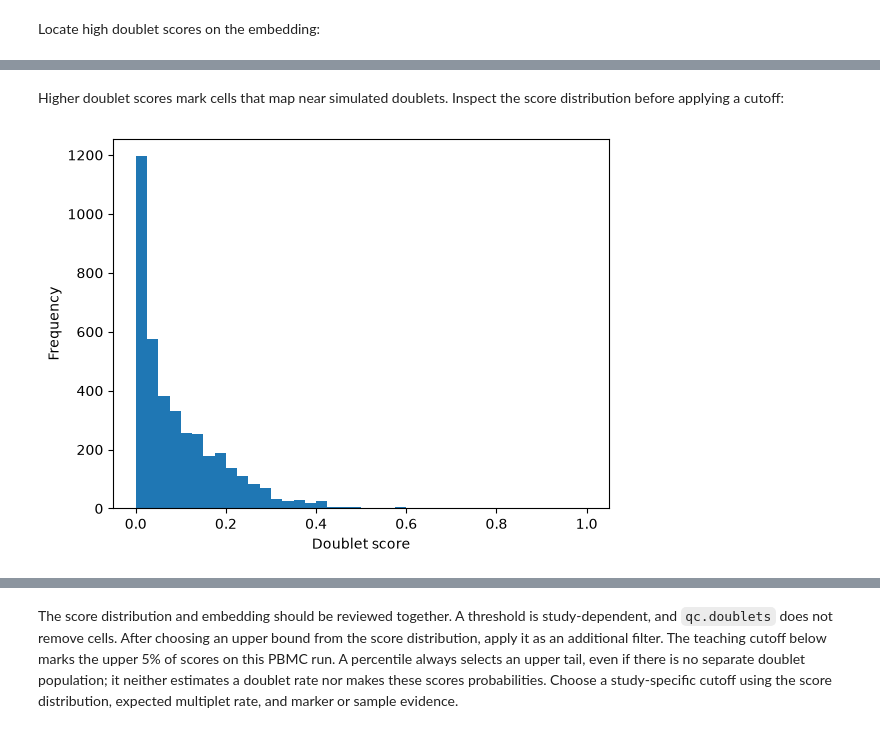
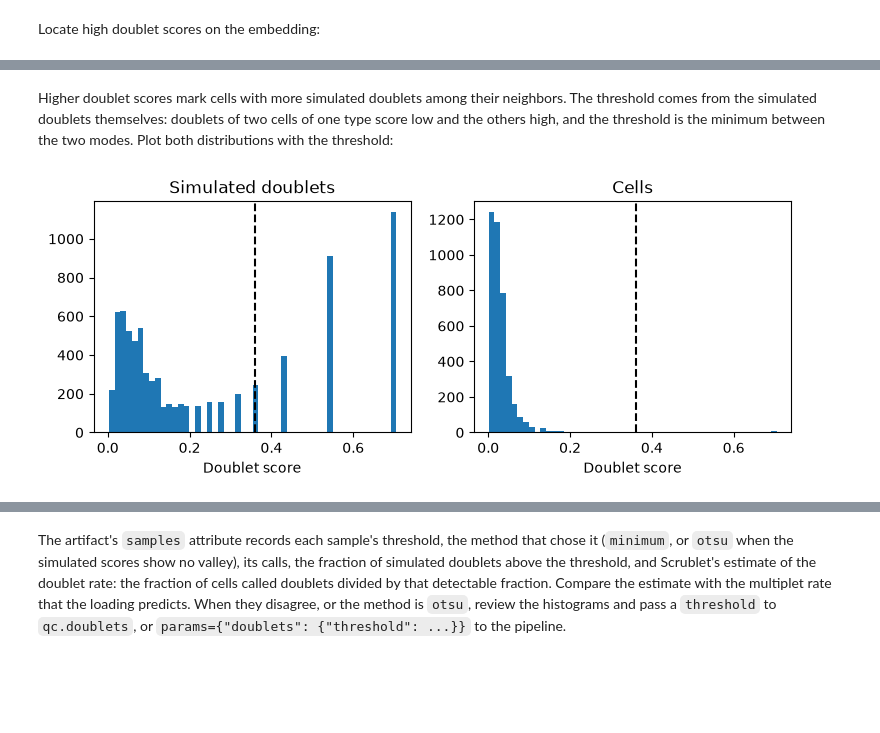
Before and after one commit to NygenAnalytics/CyteArc, a Jupyter notebook: docs/source/tutorials/quality_control.ipynb, the cells around one changed output, grey strips where cells are left out. Cells and saved outputs as stored; diff of their text form; code cells hidden in the pictures; blank space fills up the shorter version.

```diff
--- a/docs/source/tutorials/quality_control.ipynb
+++ b/docs/source/tutorials/quality_control.ipynb
@@ -324,11 +335,28 @@ Started: 2026-10-21T12:16:25.655418Z | Wall time: 0.477 s
 # %% [markdown]
-Higher doublet scores mark cells that map near simulated doublets.
-Inspect the score distribution before applying a cutoff:
+Higher doublet scores mark cells with more simulated doublets among their neighbors. The
+threshold comes from the simulated doublets themselves: doublets of two cells of one type score
+low and the others high, and the threshold is the minimum between the two modes. Plot both
+distributions with the threshold:
 # %%
-# Plot the doublet-score distribution.
-scores_series.plot(kind="hist", bins=40, xlabel="Doublet score")
+# Open the doublet artifact for its simulated doublets and thresholds.
+payload = ds.artifacts.load(doublets)
+
+# Read the threshold of the run's one sample.
+(sample,) = payload.attrs["samples"]
+
+# Compare the scores of simulated doublets and of cells.
+fig, axes = plt.subplots(1, 2, figsize=(9, 3), sharex=True)
+axes[0].hist(payload["simulated_scores"][:], bins=50)
+axes[0].set_title("Simulated doublets")
+axes[1].hist(scores, bins=50)
+axes[1].set_title("Cells")
+
+# Mark the threshold on both histograms.
+for ax in axes:
+    ax.axvline(sample["threshold"], color="black", linestyle="--")
+    ax.set_xlabel("Doublet score")
 
 # Display the completed figure.
 plt.show()
 # %% [output]
-[figure, old version]
+[figure, new version]
@@ -336,9 +364,9 @@ Started: 2026-10-21T12:16:26.134799Z | Wall time: 0.178 s
 # %% [markdown]
-The score distribution and embedding should be reviewed together.
-A threshold is study-dependent, and `qc.doublets` does not remove cells.
-After choosing an upper bound from the score distribution, apply it as an additional filter.
-The teaching cutoff below marks the upper 5% of scores on this PBMC run. A percentile always
-selects an upper tail, even if there is no separate doublet population; it neither estimates a
-doublet rate nor makes these scores probabilities. Choose a study-specific cutoff using the
-score distribution, expected multiplet rate, and marker or sample evidence.
+The artifact's `samples` attribute records each sample's threshold, the method that chose it
+(`minimum`, or `otsu` when the simulated scores show no valley), its calls, the fraction of
+simulated doublets above the threshold, and Scrublet's estimate of the doublet rate: the fraction
+of cells called doublets divided by that detectable fraction. Compare the estimate with the
+multiplet rate that the loading predicts. When they disagree, or the method is `otsu`, review the
+histograms and pass a `threshold` to `qc.doublets`, or `params={"doublets": {"threshold": ...}}`
+to the pipeline.
 # %%
```
Also changed, not shown: parts of 13 cells of this notebook, 29 other files.
